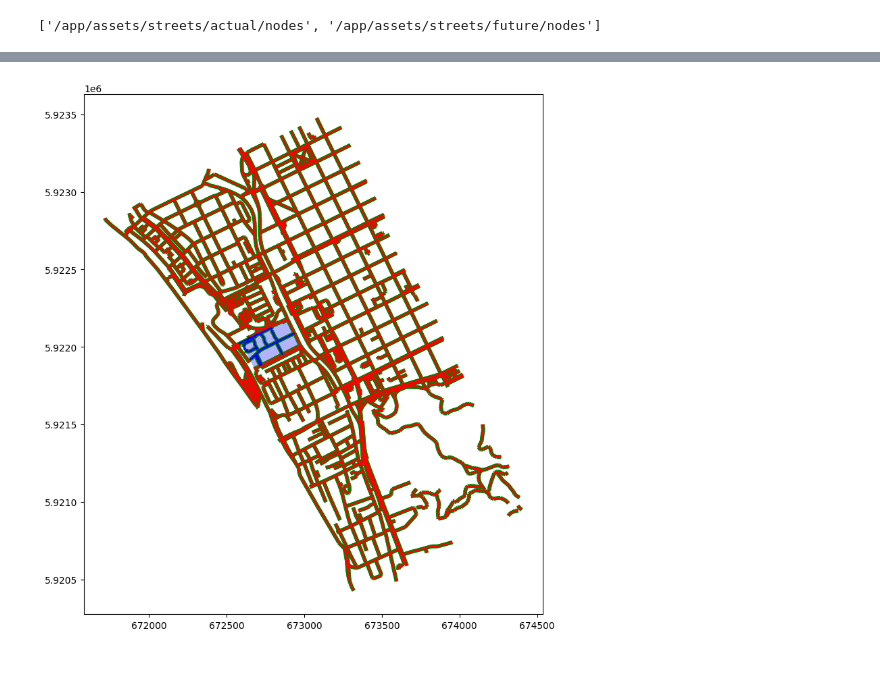
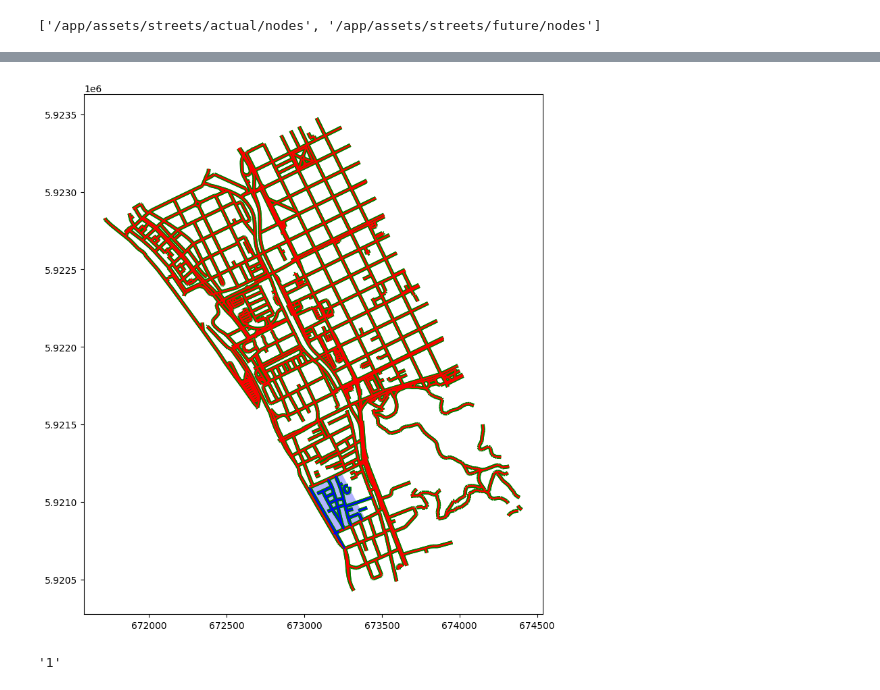
Before and after one commit to diegoalrv/clbb-io, a Jupyter notebook: notebooks/testing.ipynb, the cells around one changed output, grey strips where cells are left out. Drawn from its saved outputs; the diff is of its cells as text; code cells hidden in the pictures.

```diff
--- a/notebooks/testing.ipynb
+++ b/notebooks/testing.ipynb
@@ -36,3 +36,8 @@ future_nodes = gpd.read_file('/app/assets/streets/future/nodes').to_crs(default_
 future_edges = gpd.read_file('/app/assets/streets/future/edges').to_crs(default_crs)
 # %%
 area_scope = gpd.read_file('/app/assets/area_scope').to_crs(default_crs)
+# %%
+actual_edges['plate_id'] = 0
+actual_nodes['plate_id'] = 0
+future_edges['plate_id'] = 0
+future_nodes['plate_id'] = 0
@@ -38,0 +67,4 @@ area_scope = gpd.read_file('/app/assets/area_scope').to_crs(default_crs)
+# %%
+edges = gpd.read_parquet('/app/data/output/edges.parquet')
+# %%
+nodes = gpd.read_file('/app/assets/streets/actual/nodes')
@@ -67,29 +115,29 @@ edges_to_change.plot(ax=ax[2], color='red', markersize=20)
 # %%
-n_plate = '3'
+n_plate = '7'
 # for n_plate in range(8):
 plate = gpd.read_file(f'/app/assets/plates/{n_plate}').to_crs(default_crs)
 select_actual_nodes, select_actual_edges = get_nodes_and_edges_in_plate(actual_nodes, actual_edges, plate)
 select_future_nodes, select_future_edges = get_nodes_and_edges_in_plate(future_nodes, future_edges, plate)
 mask_future_edges = ~select_future_edges['osmid'].isin(select_actual_edges['osmid'])
 new_edges = gpd.sjoin(select_future_edges[mask_future_edges], plate, how='inner')
 
 deleted_actual_edges = actual_edges[~actual_edges['osmid'].isin(select_actual_edges['osmid'])]
 deleted_actual_nodes = actual_nodes[~actual_nodes['osmid'].isin(select_actual_nodes['osmid'])]
 
 edges_updated = pd.concat([deleted_actual_edges, select_future_edges])
 nodes_updated = pd.concat([deleted_actual_nodes, select_future_nodes])
 
 deleted_actual_edges = gpd.sjoin(deleted_actual_edges, area_scope, how='inner')
 select_future_edges = gpd.sjoin(select_future_edges, area_scope, how='inner')
 edges_updated = gpd.sjoin(edges_updated, area_scope, how='inner')
 
 import matplotlib.pyplot as plt
 fig, ax = plt.subplots(figsize=(10,10))
 plate.plot(ax=ax, color='blue', alpha=0.3)
 edges_updated.plot(ax=ax, color='green', linewidth=4)
 deleted_actual_edges.plot(ax=ax, color='red', markersize=10)
 select_future_edges.plot(ax=ax, color='blue', markersize=10)
 def extract_sub_network(nodes, edges, plate):
     return None
 # %% [output]
-[figure, old version]
+[figure, new version]
@@ -95,0 +150,6 @@ def extract_sub_network(nodes, edges, plate):
+# %%
+file = plates_files[0]
+file
+os.path.split(file)[-1]
+# %% [output]
+'1'
```
Also changed, not shown: parts of 8 cells of this notebook.
